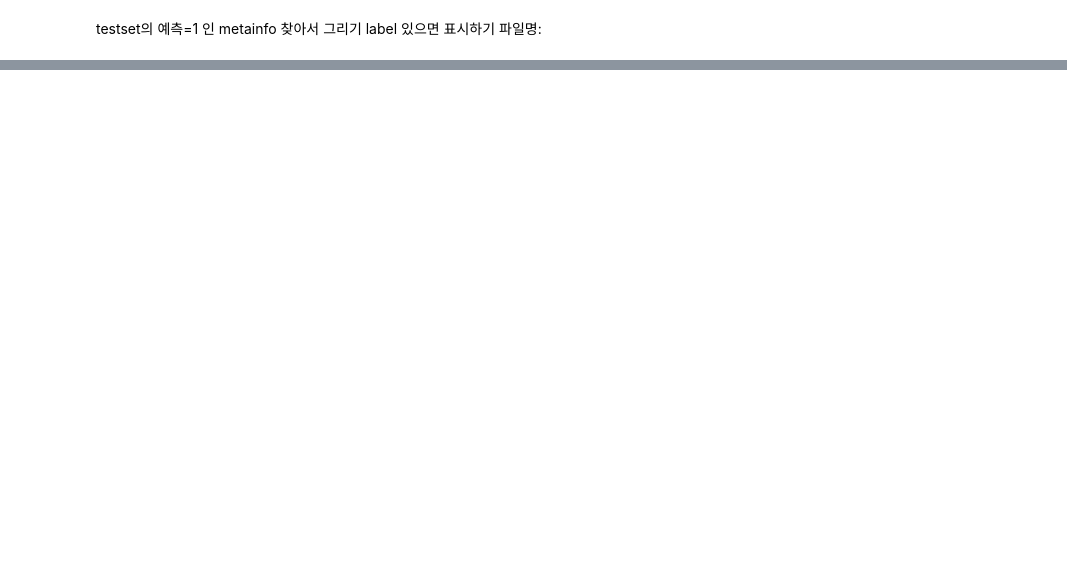
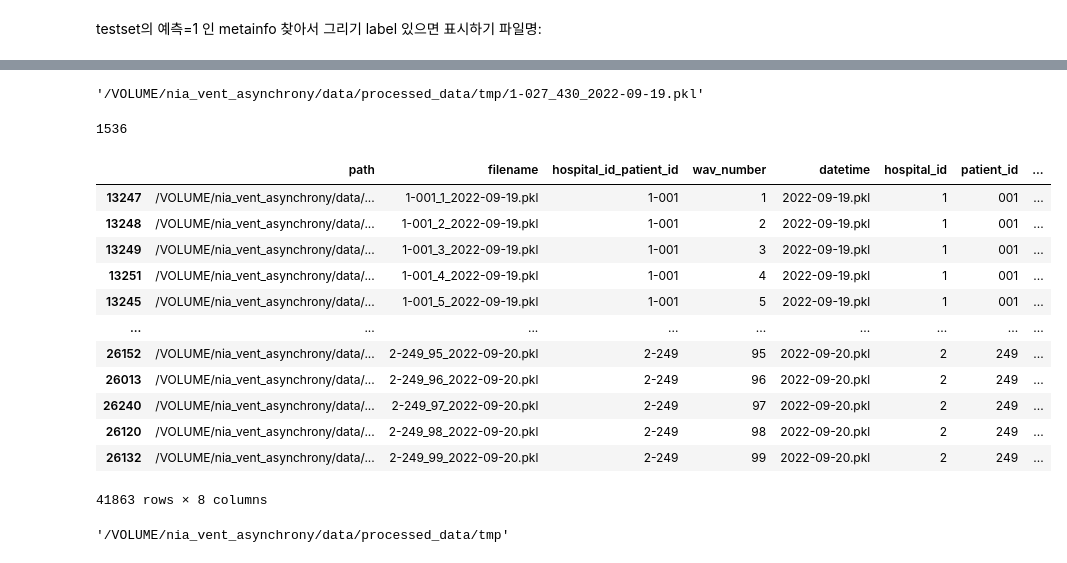
Before and after one commit to skjangbudon/nia_vent_asynchrony, a Jupyter notebook: notebook/train_annotationtool_model.ipynb, the cells around one changed output, grey strips where cells are left out. Cells and saved outputs as stored; diff of their text form; code cells hidden in the pictures; blank space fills up the shorter version.

```diff
--- a/notebook/train_annotationtool_model.ipynb
+++ b/notebook/train_annotationtool_model.ipynb
@@ -783,0 +362,2 @@ dat_infer = pd.read_pickle('/VOLUME/nia_vent_asynchrony/data/processed_data/snu/
+# %%
+done_list = glob.glob(f'{dest_dir}/*.pkl')
@@ -783,0 +368,5 @@ dat_infer = pd.read_pickle('/VOLUME/nia_vent_asynchrony/data/processed_data/snu/
+# %%
+done_df = pd.DataFrame({'path': done_list})
+done_df['filename'] = done_df['path'].copy().str.replace(dest_dir+'/', '')
+done_df = pd.concat([done_df,
+    done_df['filename'].str.split('_').apply(pd.Series).rename(columns={0: 'hospital_id_patient_id', 1: 'wav_number', 2: 'datetime'})], axis=1)
@@ -783,0 +389,36 @@ dat_infer = pd.read_pickle('/VOLUME/nia_vent_asynchrony/data/processed_data/snu/
+# %%
+done_df['path'].iloc[0]
+# %% [output]
+'/VOLUME/nia_vent_asynchrony/data/processed_data/tmp/1-027_430_2022-09-19.pkl'
+# %%
+done_df[['hospital_id_patient_id','wav_number']].duplicated().sum()
+# %% [output]
+1536
+# %%
+done_df = done_df.sort_values(['hospital_id_patient_id','wav_number','datetime']).groupby(['hospital_id_patient_id','wav_number']).tail(1)
+# %%
+# done_df = done_df.sort_values(['hospital_id_patient_id','wav_number','datetime'])
+done_df['hospital_id'] = done_df['hospital_id_patient_id'].str[0]
+done_df['patient_id'] = done_df['hospital_id_patient_id'].str[2:]
+done_df['patient_id_num'] = done_df['patient_id'].astype(int)
+# unique_done_df = done_df.groupby(['hospital_id_patient_id','wav_number']).tail(1)
+# %%
+done_df
+# %% [output]
+|  | path | filename | hospital_id_patient_id | wav_number | datetime | hospital_id | patient_id | ... |
+| 13247 | /VOLUME/nia_vent_asynchrony/data/... | 1-001_1_2022-09-19.pkl | 1-001 | 1 | 2022-09-19.pkl | 1 | 001 | ... |
+| 13248 | /VOLUME/nia_vent_asynchrony/data/... | 1-001_2_2022-09-19.pkl | 1-001 | 2 | 2022-09-19.pkl | 1 | 001 | ... |
+| 13249 | /VOLUME/nia_vent_asynchrony/data/... | 1-001_3_2022-09-19.pkl | 1-001 | 3 | 2022-09-19.pkl | 1 | 001 | ... |
+| 13251 | /VOLUME/nia_vent_asynchrony/data/... | 1-001_4_2022-09-19.pkl | 1-001 | 4 | 2022-09-19.pkl | 1 | 001 | ... |
+| 13245 | /VOLUME/nia_vent_asynchrony/data/... | 1-001_5_2022-09-19.pkl | 1-001 | 5 | 2022-09-19.pkl | 1 | 001 | ... |
+| ... | ... | ... | ... | ... | ... | ... | ... | ... |
+| 26152 | /VOLUME/nia_vent_asynchrony/data/... | 2-249_95_2022-09-20.pkl | 2-249 | 95 | 2022-09-20.pkl | 2 | 249 | ... |
+| 26013 | /VOLUME/nia_vent_asynchrony/data/... | 2-249_96_2022-09-20.pkl | 2-249 | 96 | 2022-09-20.pkl | 2 | 249 | ... |
+| 26240 | /VOLUME/nia_vent_asynchrony/data/... | 2-249_97_2022-09-20.pkl | 2-249 | 97 | 2022-09-20.pkl | 2 | 249 | ... |
+| 26120 | /VOLUME/nia_vent_asynchrony/data/... | 2-249_98_2022-09-20.pkl | 2-249 | 98 | 2022-09-20.pkl | 2 | 249 | ... |
+| 26132 | /VOLUME/nia_vent_asynchrony/data/... | 2-249_99_2022-09-20.pkl | 2-249 | 99 | 2022-09-20.pkl | 2 | 249 | ... |
+41863 rows × 8 columns
+# %%
+dest_dir
+# %% [output]
+'/VOLUME/nia_vent_asynchrony/data/processed_data/tmp'
```
Also changed, not shown: parts of 107 cells of this notebook, 4 other files.
